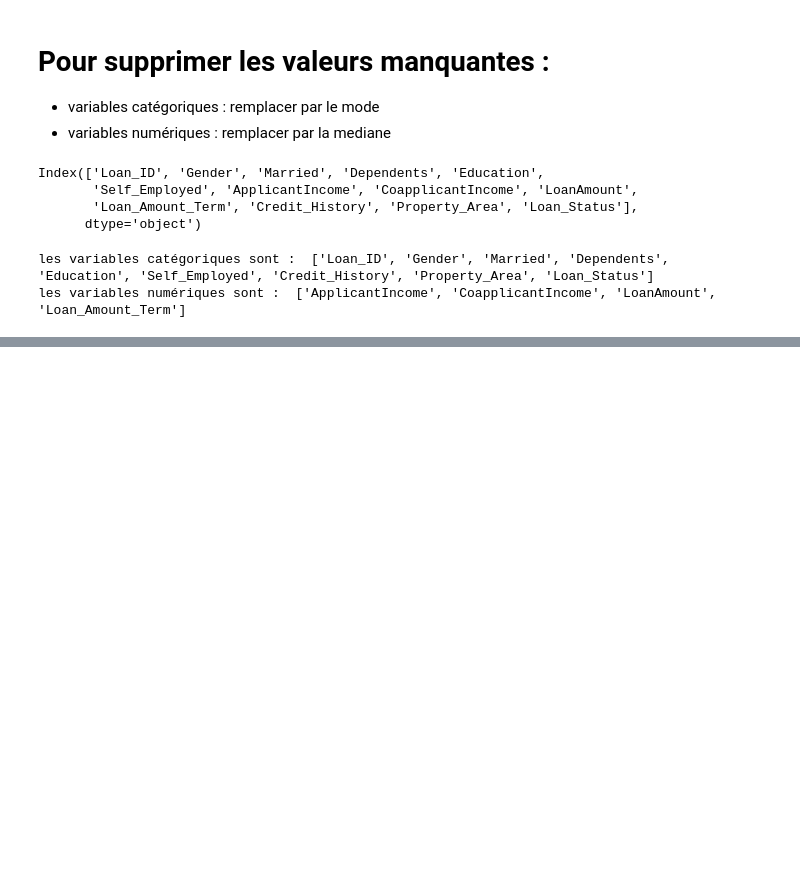
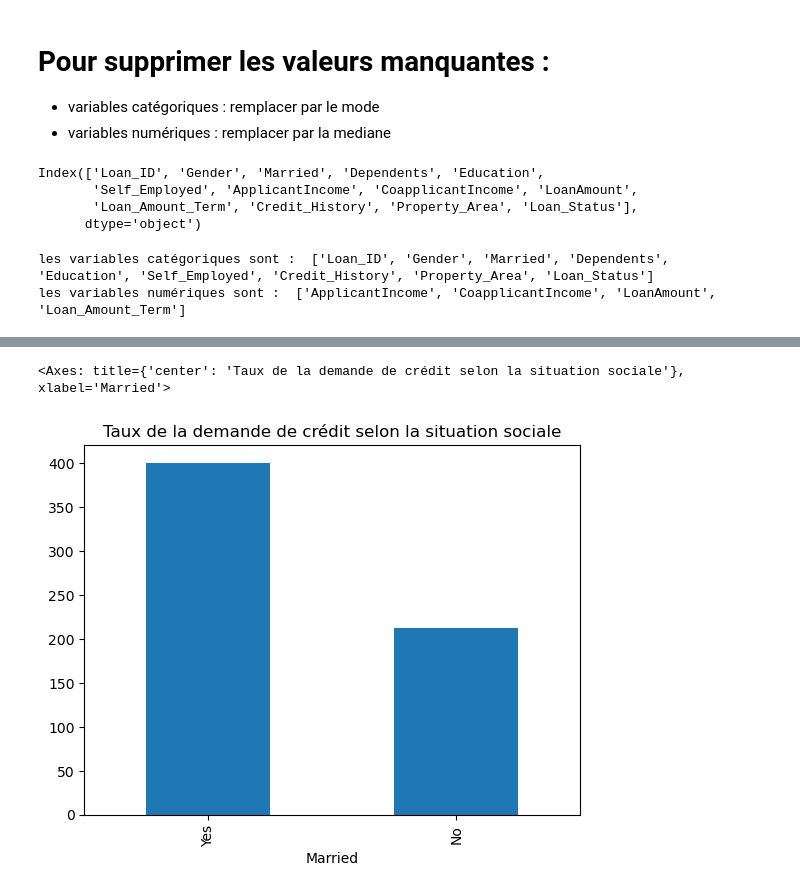
Before and after one commit to malakboudaa/Cr-dit_Logement, a Jupyter notebook: Prévisions_crédit_bc.ipynb, the cells around one changed output, grey strips where cells are left out. Drawn from its saved outputs; the diff is of its cells as text; code cells hidden in the pictures; blank space fills up the shorter version.

```diff
--- a/Prévisions_crédit_bc.ipynb
+++ b/Prévisions_crédit_bc.ipynb
@@ -169,0 +193,7 @@ df ['Loan_Status'].value_counts(normalize = True).plot.bar(title = 'Taux de Cré
+# %%
+df ['Married'].value_counts()
+df ['Married'].value_counts(normalize=True)*100
+df ['Married'].value_counts().plot.bar(title="Taux de la demande de crédit selon la situation sociale")
+# %% [output]
+<Axes: title={'center': 'Taux de la demande de crédit selon la situation sociale'}, xlabel='Married'>
+[figure, added]
```
Also changed, not shown: parts of 17 cells of this notebook.
